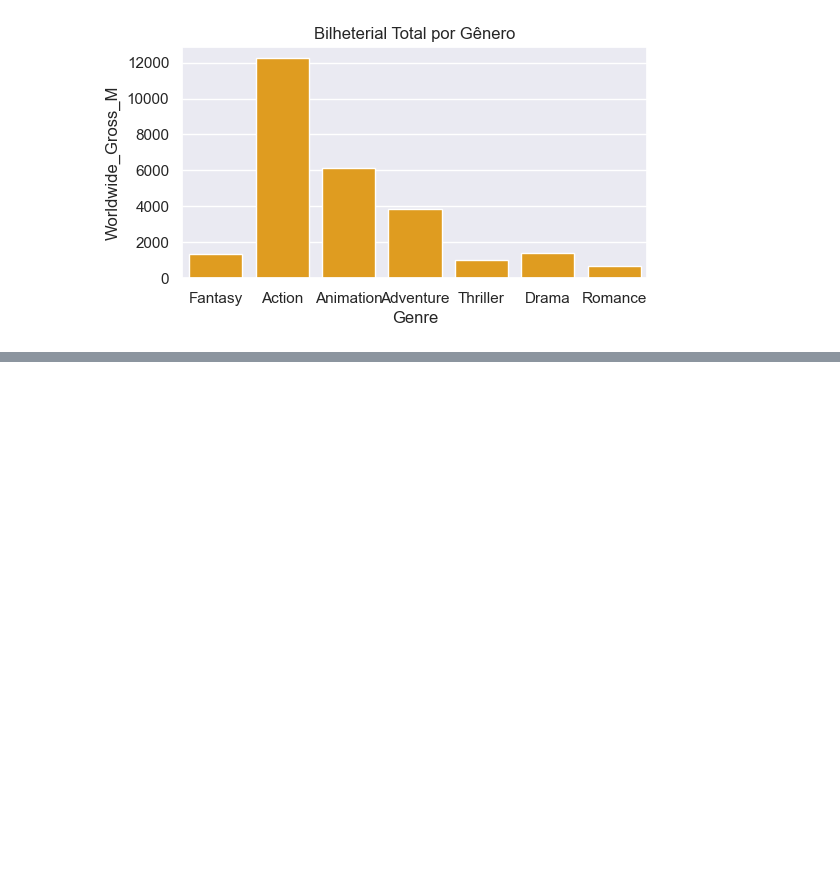
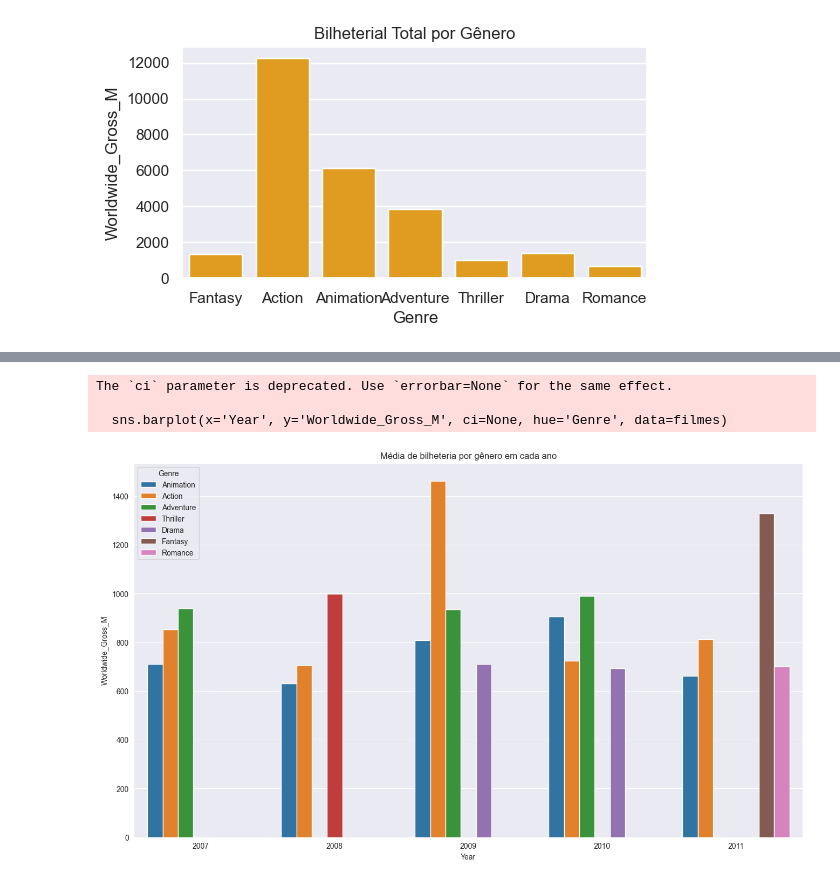
Before and after one commit to Dexduo/Visualizacao_de_Dados_DELL_UECE, a Jupyter notebook: Aula02/main.ipynb, the cells around one changed output, grey strips where cells are left out. Saved outputs shown, nothing was run; the diff lists cells and outputs as text; code cells hidden in the pictures; blank space fills up the shorter version.

```diff
--- a/Aula02/main.ipynb
+++ b/Aula02/main.ipynb
@@ -142,0 +166,10 @@ The `ci` parameter is deprecated. Use `errorbar=None` for the same effect.
+# %%
+plt.figure(figsize=(16, 9))
+plt.title("Média de bilheteria por gênero em cada ano")
+sns.barplot(x='Year', y='Worldwide_Gross_M', ci=None, hue='Genre', data=filmes)
+plt.show()
+# %% [output]
+The `ci` parameter is deprecated. Use `errorbar=None` for the same effect.
+
+  sns.barplot(x='Year', y='Worldwide_Gross_M', ci=None, hue='Genre', data=filmes)
+[figure, added]
```
Also changed, not shown: parts of 7 cells of this notebook, 19 other files.
